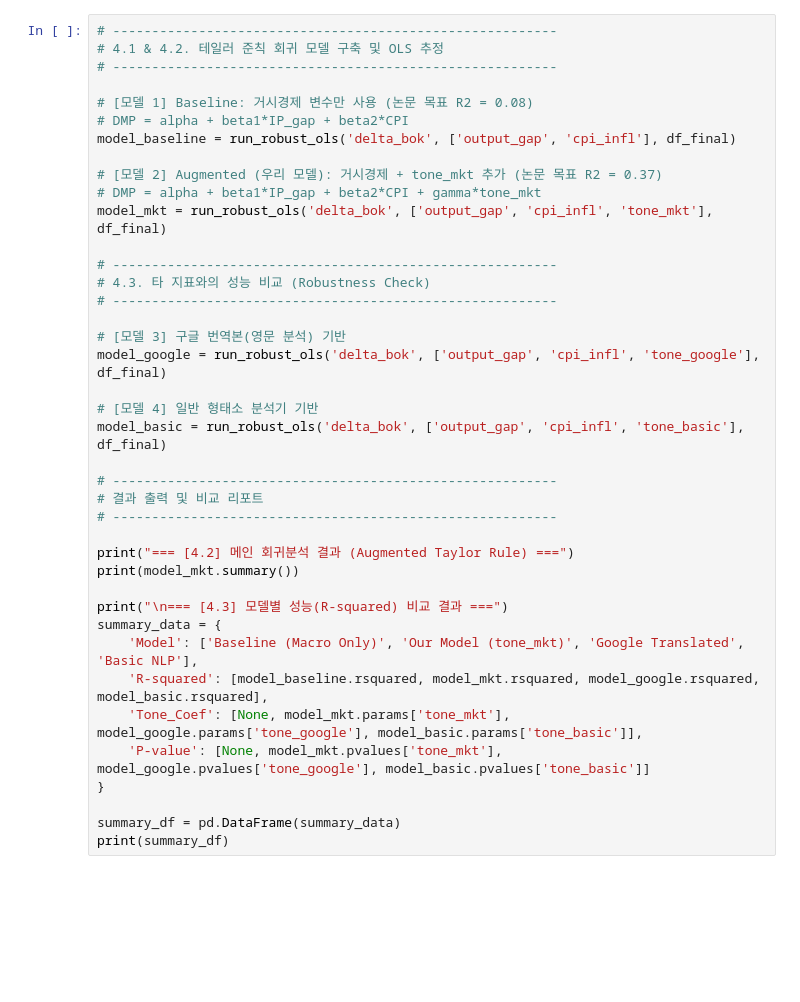
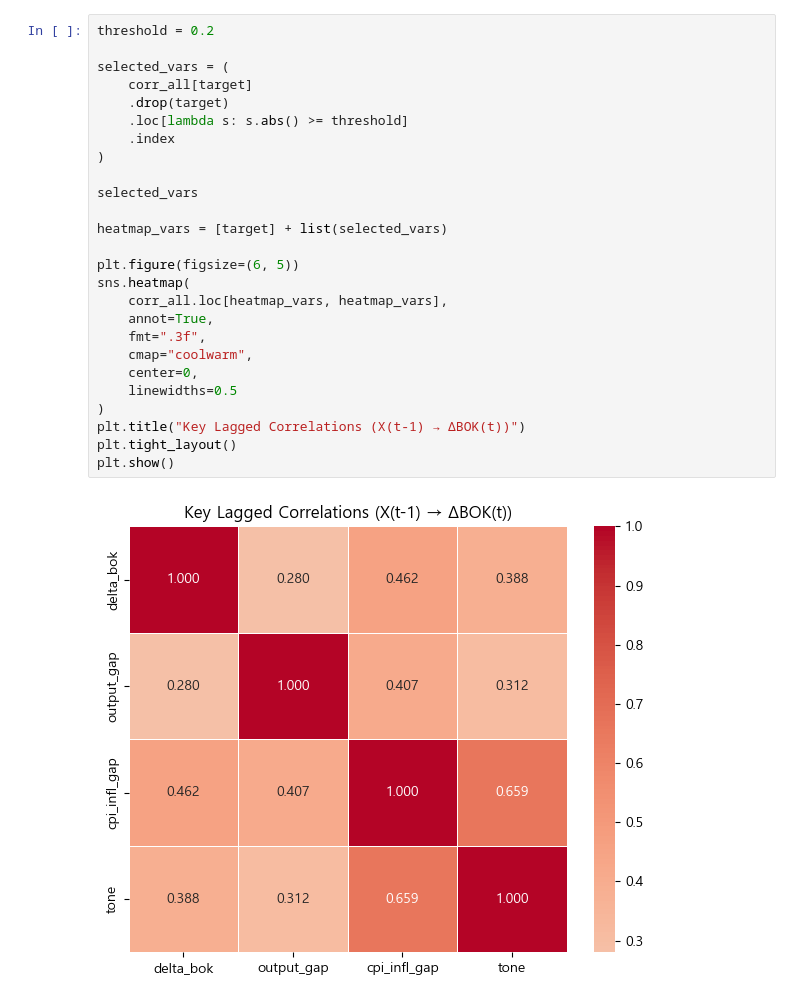
Before and after one commit to kdt-fda/team2_forecast_pjt, a Jupyter notebook: analyzer/cor_reg.ipynb, the cells around one changed output. Cells and saved outputs as stored; diff of their text form; blank space fills up the shorter version.

```diff
--- a/analyzer/cor_reg.ipynb
+++ b/analyzer/cor_reg.ipynb
@@ -77,40 +129,28 @@ def compare_ols_methods(df, target_col, feature_cols):
-# %%
-# ---------------------------------------------------------
-# 4.1 & 4.2. 테일러 준칙 회귀 모델 구축 및 OLS 추정
-# ---------------------------------------------------------
-
-# [모델 1] Baseline: 거시경제 변수만 사용 (논문 목표 R2 = 0.08)
-# DMP = alpha + beta1*IP_gap + beta2*CPI
-model_baseline = run_robust_ols('delta_bok', ['output_gap', 'cpi_infl'], df_final)
-
-# [모델 2] Augmented (우리 모델): 거시경제 + tone_mkt 추가 (논문 목표 R2 = 0.37)
-# DMP = alpha + beta1*IP_gap + beta2*CPI + gamma*tone_mkt
-model_mkt = run_robust_ols('delta_bok', ['output_gap', 'cpi_infl', 'tone_mkt'], df_final)
-
-# ---------------------------------------------------------
-# 4.3. 타 지표와의 성능 비교 (Robustness Check)
-# ---------------------------------------------------------
-
-# [모델 3] 구글 번역본(영문 분석) 기반
-model_google = run_robust_ols('delta_bok', ['output_gap', 'cpi_infl', 'tone_google'], df_final)
-
-# [모델 4] 일반 형태소 분석기 기반
-model_basic = run_robust_ols('delta_bok', ['output_gap', 'cpi_infl', 'tone_basic'], df_final)
-
-# ---------------------------------------------------------
-# 결과 출력 및 비교 리포트
-# ---------------------------------------------------------
-
-print("=== [4.2] 메인 회귀분석 결과 (Augmented Taylor Rule) ===")
-print(model_mkt.summary())
-
-print("\n=== [4.3] 모델별 성능(R-squared) 비교 결과 ===")
-summary_data = {
-    'Model': ['Baseline (Macro Only)', 'Our Model (tone_mkt)', 'Google Translated', 'Basic NLP'],
-    'R-squared': [model_baseline.rsquared, model_mkt.rsquared, model_google.rsquared, model_basic.rsquared],
-    'Tone_Coef': [None, model_mkt.params['tone_mkt'], model_google.params['tone_google'], model_basic.params['tone_basic']],
-    'P-value': [None, model_mkt.pvalues['tone_mkt'], model_google.pvalues['tone_google'], model_basic.pvalues['tone_basic']]
-}
-
-summary_df = pd.DataFrame(summary_data)
-print(summary_df)
+# %%
+threshold = 0.2
+
+selected_vars = (
+    corr_all[target]
+    .drop(target)
+    .loc[lambda s: s.abs() >= threshold]
+    .index
+)
+
+selected_vars
+
+heatmap_vars = [target] + list(selected_vars)
+
+plt.figure(figsize=(6, 5))
+sns.heatmap(
+    corr_all.loc[heatmap_vars, heatmap_vars],
+    annot=True,
+    fmt=".3f",
+    cmap="coolwarm",
+    center=0,
+    linewidths=0.5
+)
+plt.title("Key Lagged Correlations (X(t-1) → ΔBOK(t))")
+plt.tight_layout()
+plt.show()
+# %% [output]
+[figure, added]
```
Also changed, not shown: parts of 10 cells of this notebook.
